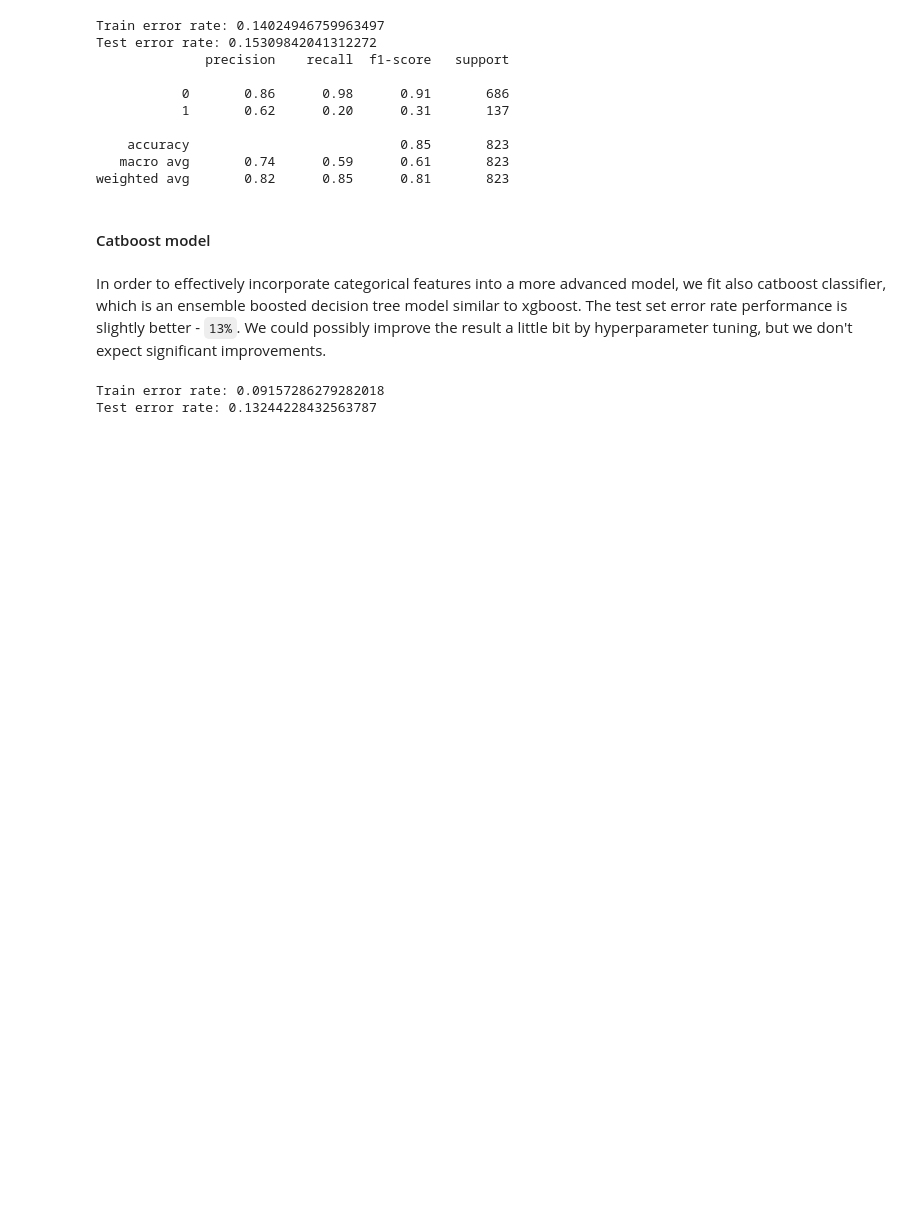
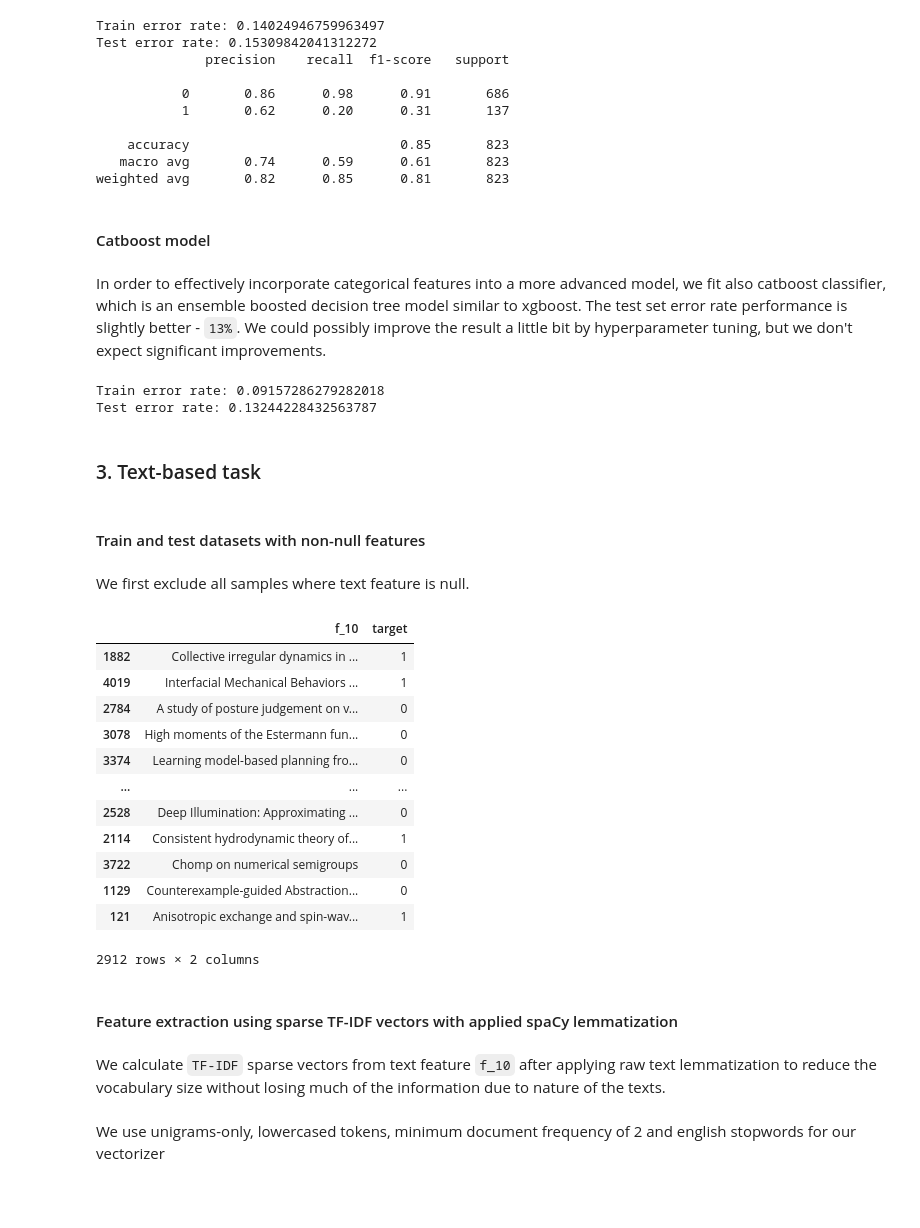
Before and after one commit to mmlynarik/nlp, a Jupyter notebook: src/erste/task.ipynb, the cells around one changed output. Drawn from its saved outputs; the diff is of its cells as text; code cells hidden in the pictures; blank space fills up the shorter version.

```diff
--- a/src/erste/task.ipynb
+++ b/src/erste/task.ipynb
@@ -67,7 +74,7 @@ train_dataset.shape, test_dataset.shape
 # %%
 numeric_features = [f"f_{i}" for i in range(1, 10) if i != 8]
 categorical_features = ["f_0", "f_8"]
-text_features = ["f10"]
+text_features = ["f_10"]
 target = "target"
 # %% [markdown]
 #### Outliers analysis
@@ -187,17 +194,21 @@ categorical_features_expanded = list(categorical_features_train.columns)
 # %%
 train_dataset = pd.merge(
-    train_dataset[numeric_features + categorical_features + [target]],
+    train_dataset[numeric_features + categorical_features + text_features + [target]],
     categorical_features_train,
     left_index=True,
     right_index=True,
-).reindex(columns=numeric_features + categorical_features + categorical_features_expanded + [target])
+).reindex(
+    columns=numeric_features + categorical_features + categorical_features_expanded + text_features + [target]
+)
 
 test_dataset = pd.merge(
-    test_dataset[numeric_features + categorical_features + [target]],
+    test_dataset[numeric_features + categorical_features + text_features + [target]],
     categorical_features_test,
     left_index=True,
     right_index=True,
-).reindex(columns=numeric_features + categorical_features + categorical_features_expanded + [target])
+).reindex(
+    columns=numeric_features + categorical_features + categorical_features_expanded + text_features + [target]
+)
 
 train_dataset
 # %% [output]
@@ -261,3 +272,31 @@ print("Test error rate:", 1 - accuracy_score(test_trgts, test_preds))
 # %% [output]
 Train error rate: 0.09157286279282018
 Test error rate: 0.13244228432563787
+# %% [markdown]
+### 3. Text-based task
+# %% [markdown]
+#### Train and test datasets with non-null features
+# %% [markdown]
+We first exclude all samples where text feature is null.
+# %%
+text_train_dataset = train_dataset[text_features + [target]].dropna()
+text_test_dataset = test_dataset[text_features + [target]].dropna()
+text_train_dataset
+# %% [output]
+|  | f_10 | target |
+| 1882 | Collective irregular dynamics in ... | 1 |
+| 4019 | Interfacial Mechanical Behaviors ... | 1 |
+| 2784 | A study of posture judgement on v... | 0 |
+| 3078 | High moments of the Estermann fun... | 0 |
+| 3374 | Learning model-based planning fro... | 0 |
+| ... | ... | ... |
+| 2528 | Deep Illumination: Approximating ... | 0 |
+| 2114 | Consistent hydrodynamic theory of... | 1 |
+| 3722 | Chomp on numerical semigroups | 0 |
+| 1129 | Counterexample-guided Abstraction... | 0 |
+| 121 | Anisotropic exchange and spin-wav... | 1 |
+2912 rows × 2 columns
+# %% [markdown]
+#### Feature extraction using sparse TF-IDF vectors with applied spaCy lemmatization
+# %% [markdown]
+We calculate `TF-IDF` sparse vectors from text feature `f_10` after applying raw text lemmatization to reduce the vocabulary size without losing much of the information due to nature of the texts.
@@ -263,0 +312,2 @@ Test error rate: 0.13244228432563787
+# %% [markdown]
+We use unigrams-only, lowercased tokens, minimum document frequency of 2 and english stopwords for our vectorizer
```
Also changed, not shown: parts of 8 cells of this notebook.
